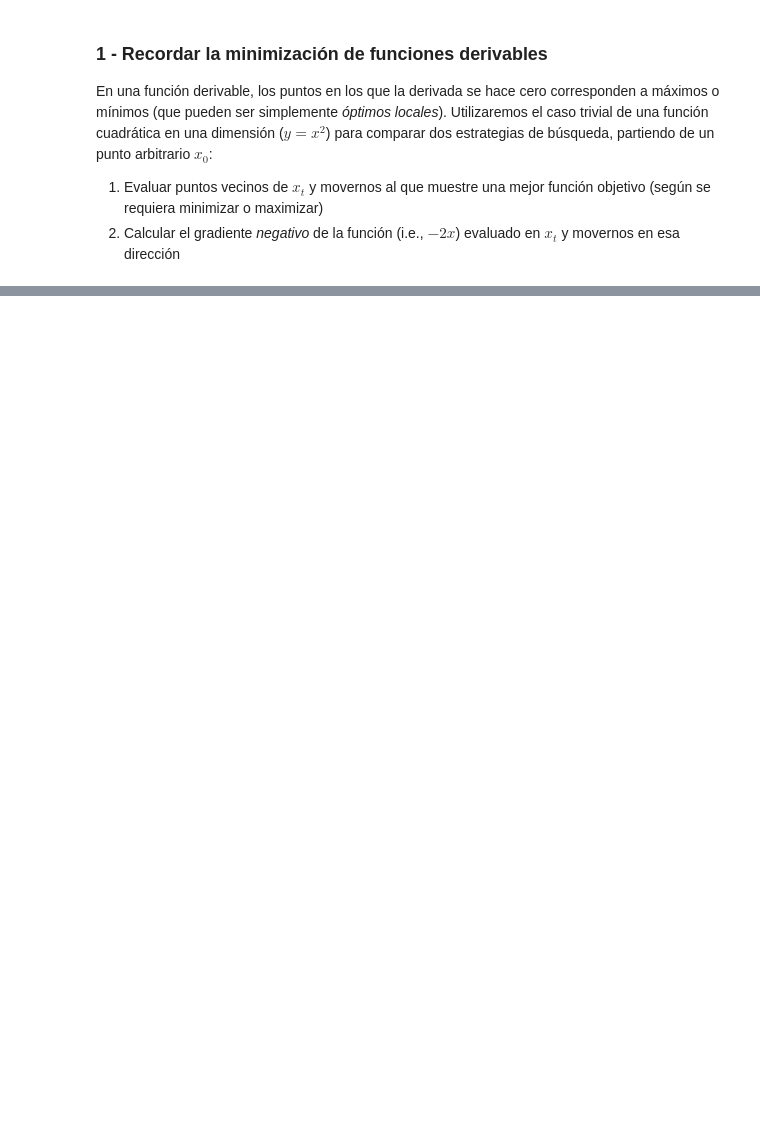
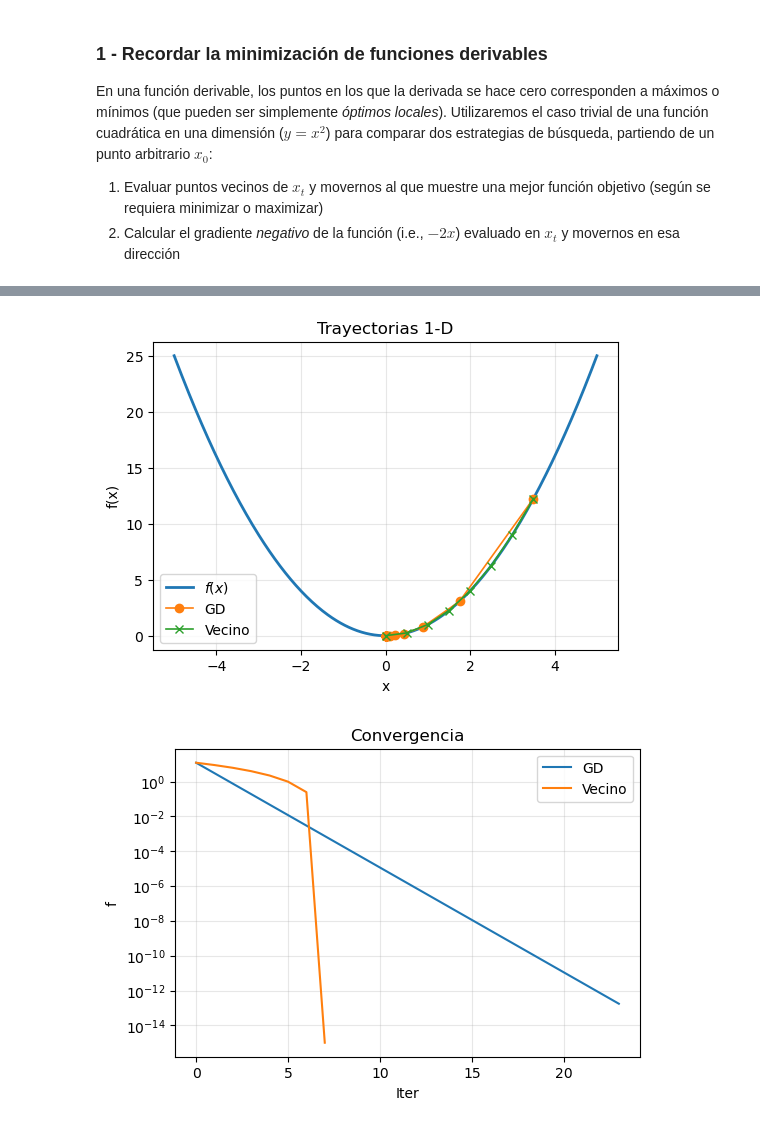
Before and after one commit to milogz/Modelado-en-Optimizacion, a Jupyter notebook: MO_3-1 Busqueda.ipynb, the cells around one changed output, grey strips where cells are left out. Saved outputs shown, nothing was run; the diff lists cells and outputs as text; code cells hidden in the pictures; blank space fills up the shorter version.

Commit message:
revision semantica (iter 1)
llevar código de apoyo a helpers externos; hacer intuitivo el código clave de cada lección

```diff
--- a/MO_3-1 Busqueda.ipynb
+++ b/MO_3-1 Busqueda.ipynb
@@ -82,0 +33,16 @@ def plot_2d_contour(func, paths_dict, span=((-2,2),(-2,2))):
+# %%
+# ------------------------- FUNCIONES PARA GENERAR VECINDARIOS  ---------------------------
+def vecindario_circular(x0, d=1, k=8):
+    """
+    Genera 'k' puntos vecinos distribuidos en un círculo
+    de radio 'd' alrededor de 'x0'
+    Retorna: Lista de puntos vecinos
+    """
+    angulos = np.linspace(0, 2*np.pi, k, endpoint=False)
+    vecinos = [x0 + d * np.array([np.cos(theta), np.sin(theta)]) for theta in angulos]
+    return vecinos
+
+def vecindario_lineal(x, d=0.5):
+    # búsqueda vecinal 1D: usa "vecinos" en una línea (no círculo). Simple:
+    x = float(np.asarray(x).ravel()[0])
+    return np.array([[x - d], [x + d]], dtype=float)
@@ -162 +93,24 @@ plt.show()
+# %%
+def f_1d(x):        # ejemplo función cuadrática 1D
+    return x**2
+
+def grad_1d(x):
+    return 2*x      # derivada (gradiente)
+
+f_vec, g_vec = lift_1d(f_1d, grad_1d)  # ajuste a 1D
+x0 = np.array([3.5])                   # punto inicial: vector de dimensión 1
+
+# Aplicación (1) búsqueda local y (2) gradiente
+path_ls = busqueda_local(x0, f=f_vec,
+                         generador_vecinos=lambda x: vecindario_lineal(x, d=0.5),
+                         iters=60)
+path_gd = descenso_gradiente(x0, grad=g_vec, alpha=0.25, iters=60)
+
+# Plots
+plot_1d_paths(lambda x: f_1d(x), {"GD": path_gd.ravel(), "Vecino": path_ls.ravel()}, xlim=(-5, 5))
+hist = {"GD": [f_vec(p) for p in path_gd], "Vecino": [f_vec(p) for p in path_ls]}
+plot_convergence(hist)
+# %% [output]
+[figure, added]
+[figure, added]
 # %% [markdown]
```
Also changed, not shown: parts of 16 cells of this notebook, 7 other files.
